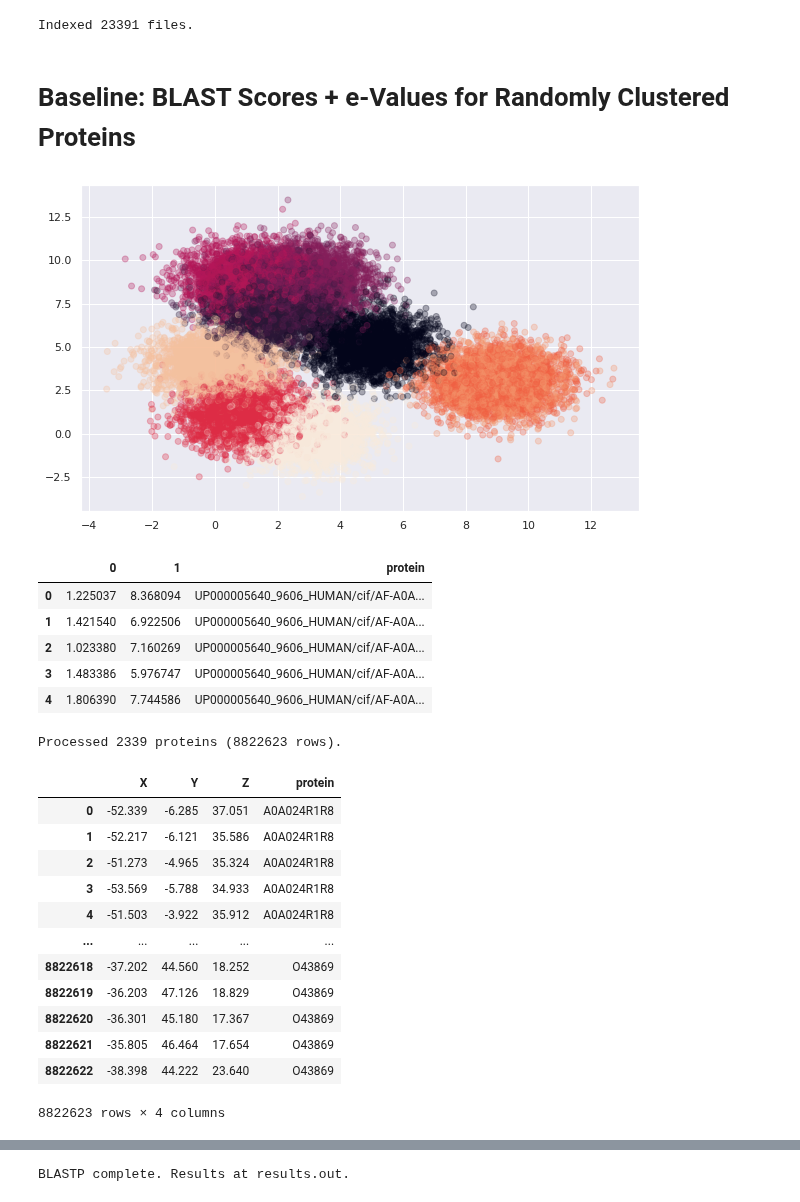
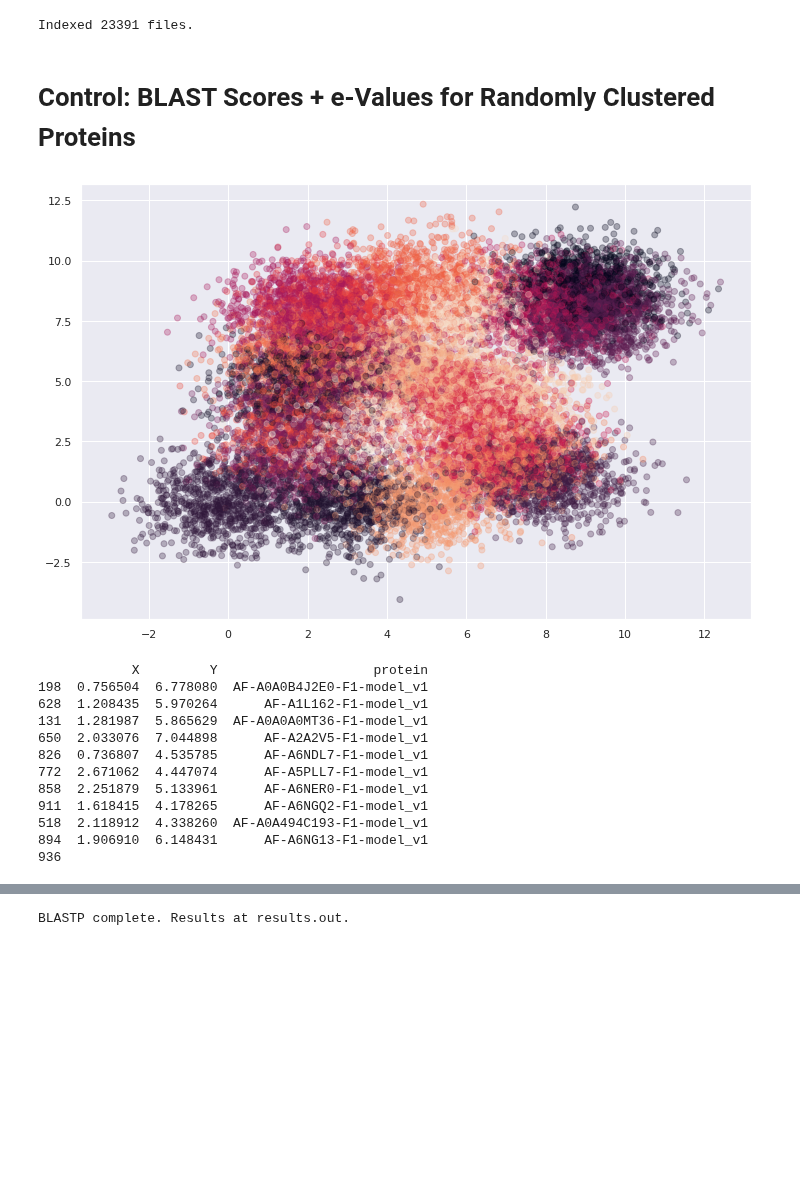
Before and after one commit to dptrsa-300/pss, a Jupyter notebook: embeddings_random.ipynb, the cells around one changed output, grey strips where cells are left out. Drawn from its saved outputs; the diff is of its cells as text; code cells hidden in the pictures; blank space fills up the shorter version.

Commit message:
Protein names to full filenames. Removed self-matches from blast_annotations.csv. General cleanup.

```diff
--- a/embeddings_random.ipynb
+++ b/embeddings_random.ipynb
@@ -55,40 +55,50 @@ storage_client = storage.Client()
 # %% [markdown]
 # Download List of Filenames (mmCIF) From GCS
 # %%
+path = 'UP000005640_9606_HUMAN/cif/'
 filenames = []
 blob_list = storage_client.get_bucket('capstone-fall21-protein').list_blobs()
 for blob in blob_list:
-    if 'UP000005640_9606_HUMAN/cif/' in blob.name:
-        filenames.append(blob.name)
+    if path in blob.name:
+        filenames.append(blob.name[27:].split('.')[0])
 print(f'Indexed {len(filenames)} files.')
 # %% [output]
 Indexed 23391 files.
 # %% [markdown]
-# Baseline: BLAST Scores + e-Values for Randomly Clustered Proteins
+# Control: BLAST Scores + e-Values for Randomly Clustered Proteins
 # %%
 # create random clusters of len(filenames)
 
-random.seed(92142)
-centers = [(random.randrange(0, 10), random.randrange(0, 10)) for i in range(10)]
-X, y = make_blobs(n_samples=len(filenames), centers=centers, n_features=500, random_state=42)
-figure(figsize=(10,6))
+random_seed = 76523
+
+random.seed(random_seed)
+centers = [(random.randrange(0, 10), random.randrange(0, 10)) for i in range(25)]
+X, y = make_blobs(n_samples=len(filenames), centers=centers, n_features=500, random_state=random_seed)
+figure(figsize=(12,8))
 plt.scatter(X[:, 0], X[:, 1], c=y, alpha=0.3)
-plt.title = '10 Random Clusters of 23K Human Proteins'
 plt.show()
 # %% [output]
-[figure, old version]
+[figure, new version]
 # %%
 # extract cluster 1 intercepts + assign to first len(cluster_1) proteins in filenames
 
 cluster_1 = X[y == 1]
 cluster_1_examples = pd.DataFrame(cluster_1)
 cluster_1_examples['protein'] = pd.DataFrame(filenames[:len(cluster_1_examples)])
-cluster_1_examples.head()
+cluster_1_examples.columns = ['X', 'Y', 'protein']
+print(cluster_1_examples.sample(10))
+print(len(cluster_1_examples))
 # %% [output]
-|  | 0 | 1 | protein |
-| 0 | 1.225037 | 8.368094 | UP000005640_9606_HUMAN/cif/AF-A0A... |
-| 1 | 1.421540 | 6.922506 | UP000005640_9606_HUMAN/cif/AF-A0A... |
-| 2 | 1.023380 | 7.160269 | UP000005640_9606_HUMAN/cif/AF-A0A... |
-| 3 | 1.483386 | 5.976747 | UP000005640_9606_HUMAN/cif/AF-A0A... |
-| 4 | 1.806390 | 7.744586 | UP000005640_9606_HUMAN/cif/AF-A0A... |
+            X         Y                    protein
+198  0.756504  6.778080  AF-A0A0B4J2E0-F1-model_v1
+628  1.208435  5.970264      AF-A1L162-F1-model_v1
+131  1.281987  5.865629  AF-A0A0A0MT36-F1-model_v1
+650  2.033076  7.044898      AF-A2A2V5-F1-model_v1
+826  0.736807  4.535785      AF-A6NDL7-F1-model_v1
+772  2.671062  4.447074      AF-A5PLL7-F1-model_v1
+858  2.251879  5.133961      AF-A6NER0-F1-model_v1
+911  1.618415  4.178265      AF-A6NGQ2-F1-model_v1
+518  2.118912  4.338260  AF-A0A494C193-F1-model_v1
+894  1.906910  6.148431      AF-A6NG13-F1-model_v1
+936
 # %%
@@ -135,19 +145 @@ def get_atoms(selection=None):
     return result
-# %%
-cluster_1_atoms = get_atoms(cluster_1_examples['protein'].to_list())
-pd.DataFrame(cluster_1_atoms, columns=['X', 'Y', 'Z', 'protein'])
-# %% [output]
-Processed 2339 proteins (8822623 rows).
-|  | X | Y | Z | protein |
-| 0 | -52.339 | -6.285 | 37.051 | A0A024R1R8 |
-| 1 | -52.217 | -6.121 | 35.586 | A0A024R1R8 |
-| 2 | -51.273 | -4.965 | 35.324 | A0A024R1R8 |
-| 3 | -53.569 | -5.788 | 34.933 | A0A024R1R8 |
-| 4 | -51.503 | -3.922 | 35.912 | A0A024R1R8 |
-| ... | ... | ... | ... | ... |
-| 8822618 | -37.202 | 44.560 | 18.252 | O43869 |
-| 8822619 | -36.203 | 47.126 | 18.829 | O43869 |
-| 8822620 | -36.301 | 45.180 | 17.367 | O43869 |
-| 8822621 | -35.805 | 46.464 | 17.654 | O43869 |
-| 8822622 | -38.398 | 44.222 | 23.640 | O43869 |
-8822623 rows × 4 columns
```
Also changed, not shown: parts of 12 cells of this notebook.
